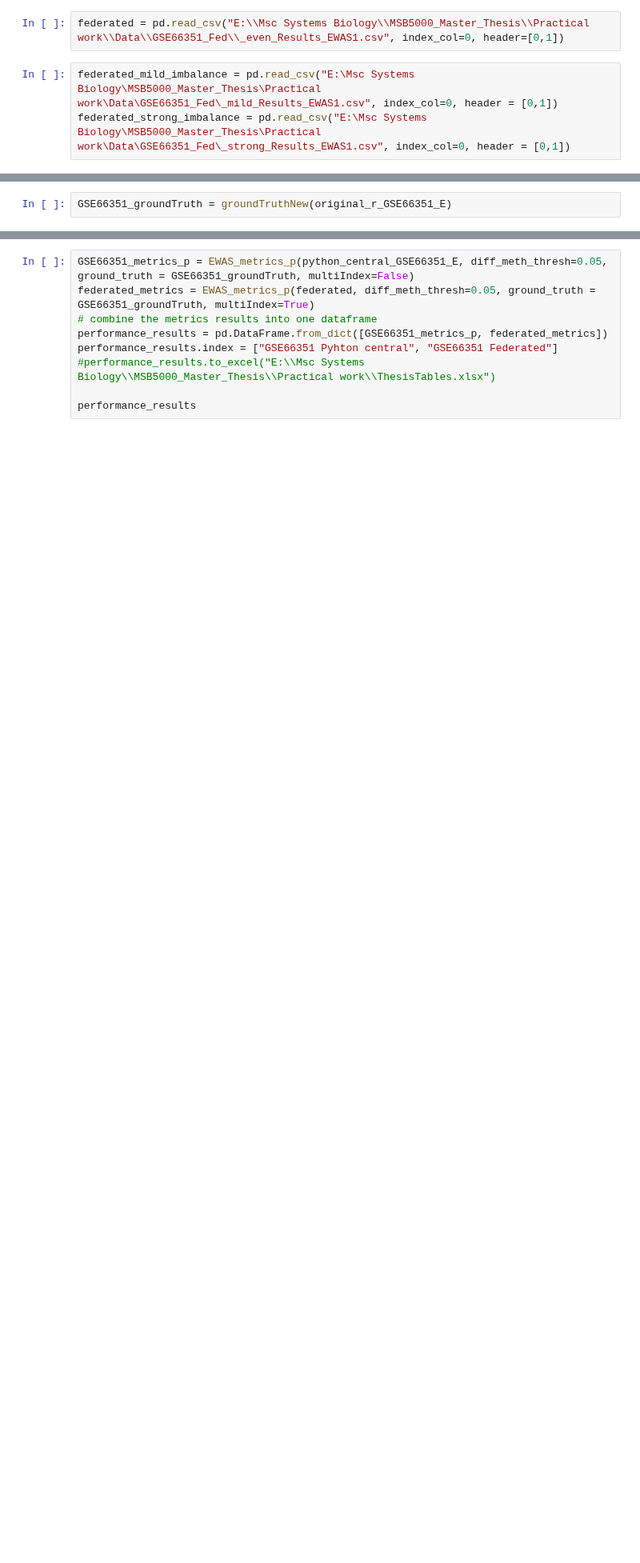
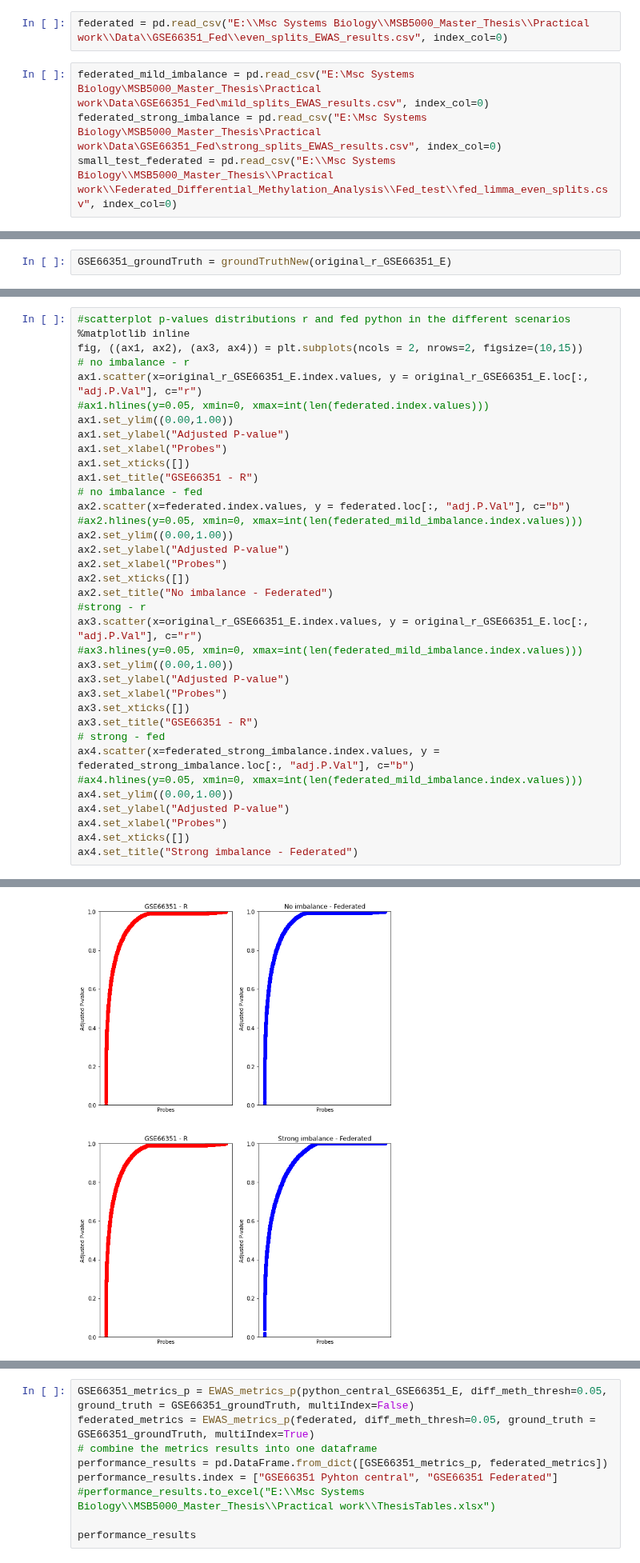
Before and after one commit to Waterkers/Federated_Differential_Methylation_Analysis, a Jupyter notebook: Evaluations/method_comparison.ipynb, the cells around one changed output, grey strips where cells are left out. Shown at 80% size. Drawn from its saved outputs; the diff is of its cells as text; blank space fills up the shorter version.

Commit message:
add code to make the p-value comparison plots

```diff
--- a/Evaluations/method_comparison.ipynb
+++ b/Evaluations/method_comparison.ipynb
@@ -48,10 +42,11 @@ python_central_GSE105109 = None
 python_central_GSE134379 = None
 python_combined = None
 # %%
-federated = pd.read_csv("E:\\Msc Systems Biology\\MSB5000_Master_Thesis\\Practical work\\Data\\GSE66351_Fed\\_even_Results_EWAS1.csv", index_col=0, header=[0,1])
+federated = pd.read_csv("E:\\Msc Systems Biology\\MSB5000_Master_Thesis\\Practical work\\Data\\GSE66351_Fed\\even_splits_EWAS_results.csv", index_col=0)
 # %%
-federated_mild_imbalance = pd.read_csv("E:\Msc Systems Biology\MSB5000_Master_Thesis\Practical work\Data\GSE66351_Fed\_mild_Results_EWAS1.csv", index_col=0, header = [0,1])
-federated_strong_imbalance = pd.read_csv("E:\Msc Systems Biology\MSB5000_Master_Thesis\Practical work\Data\GSE66351_Fed\_strong_Results_EWAS1.csv", index_col=0, header = [0,1])
+federated_mild_imbalance = pd.read_csv("E:\Msc Systems Biology\MSB5000_Master_Thesis\Practical work\Data\GSE66351_Fed\mild_splits_EWAS_results.csv", index_col=0)
+federated_strong_imbalance = pd.read_csv("E:\Msc Systems Biology\MSB5000_Master_Thesis\Practical work\Data\GSE66351_Fed\strong_splits_EWAS_results.csv", index_col=0)
+small_test_federated = pd.read_csv("E:\\Msc Systems Biology\\MSB5000_Master_Thesis\\Practical work\\Federated_Differential_Methylation_Analysis\\Fed_test\\fed_limma_even_splits.csv", index_col=0)
 # %%
 def calculate_GroudTruth(R_EWAS_results, diff_meth_thresh = 0.05):
     #control_probe_means = Normalised_betas.loc[:, phenotype.index[phenotype["Diagnosis"] == " CTRL"]].mean(axis=1)
@@ -188,0 +193,37 @@ for data in datasets:
+# %%
+#scatterplot p-values distributions r and fed python in the different scenarios
+%matplotlib inline
+fig, ((ax1, ax2), (ax3, ax4)) = plt.subplots(ncols = 2, nrows=2, figsize=(10,15))
+# no imbalance - r
+ax1.scatter(x=original_r_GSE66351_E.index.values, y = original_r_GSE66351_E.loc[:, "adj.P.Val"], c="r")
+#ax1.hlines(y=0.05, xmin=0, xmax=int(len(federated.index.values)))
+ax1.set_ylim((0.00,1.00))
+ax1.set_ylabel("Adjusted P-value")
+ax1.set_xlabel("Probes")
+ax1.set_xticks([])
+ax1.set_title("GSE66351 - R")
+# no imbalance - fed
+ax2.scatter(x=federated.index.values, y = federated.loc[:, "adj.P.Val"], c="b")
+#ax2.hlines(y=0.05, xmin=0, xmax=int(len(federated_mild_imbalance.index.values)))
+ax2.set_ylim((0.00,1.00))
+ax2.set_ylabel("Adjusted P-value")
+ax2.set_xlabel("Probes")
+ax2.set_xticks([])
+ax2.set_title("No imbalance - Federated")
+#strong - r
+ax3.scatter(x=original_r_GSE66351_E.index.values, y = original_r_GSE66351_E.loc[:, "adj.P.Val"], c="r")
+#ax3.hlines(y=0.05, xmin=0, xmax=int(len(federated_mild_imbalance.index.values)))
+ax3.set_ylim((0.00,1.00))
+ax3.set_ylabel("Adjusted P-value")
+ax3.set_xlabel("Probes")
+ax3.set_xticks([])
+ax3.set_title("GSE66351 - R")
+# strong - fed
+ax4.scatter(x=federated_strong_imbalance.index.values, y = federated_strong_imbalance.loc[:, "adj.P.Val"], c="b")
+#ax4.hlines(y=0.05, xmin=0, xmax=int(len(federated_mild_imbalance.index.values)))
+ax4.set_ylim((0.00,1.00))
+ax4.set_ylabel("Adjusted P-value")
+ax4.set_xlabel("Probes")
+ax4.set_xticks([])
+ax4.set_title("Strong imbalance - Federated")
+# %% [output]
@@ -188,0 +231 @@ for data in datasets:
+[figure, added]
```
Also changed, not shown: parts of 18 cells of this notebook.
